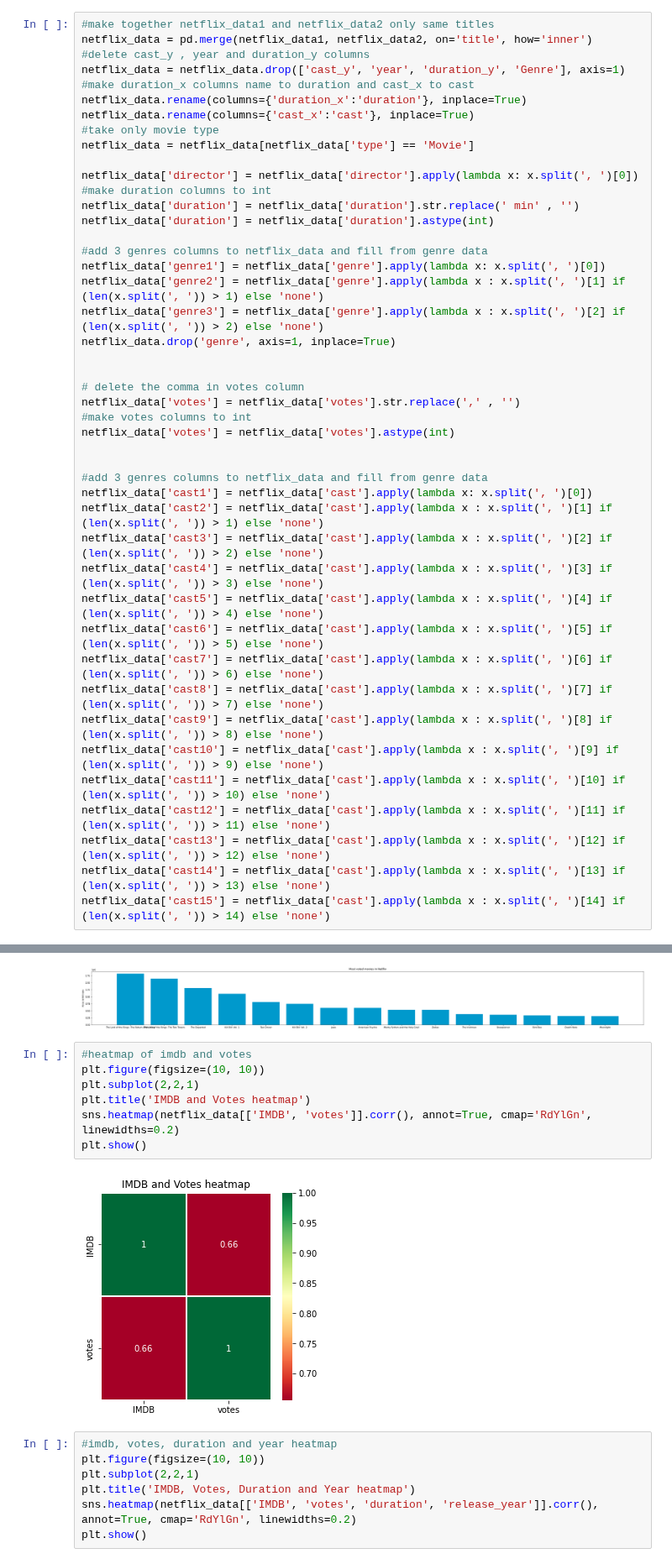
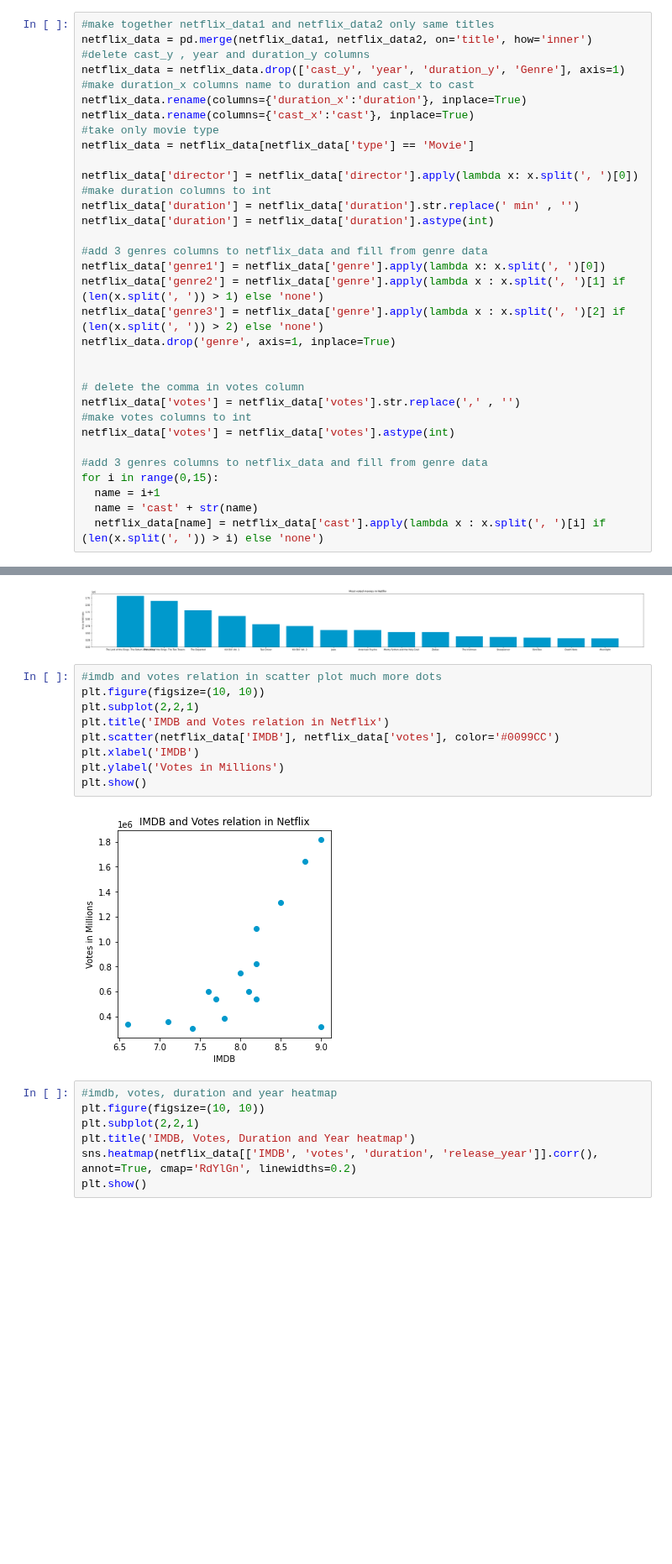
Before and after one commit to emirryilmazz/movies_datascience, a Jupyter notebook: project.ipynb, the cells around one changed output, grey strips where cells are left out. Shown at 84% size. Saved outputs shown, nothing was run; the diff lists cells and outputs as text; blank space fills up the shorter version.

Commit message:
new charts

```diff
--- a/project.ipynb
+++ b/project.ipynb
@@ -276,23 +276,11 @@ netflix_data['votes'] = netflix_data['votes'].str.replace(',' , '')
 #make votes columns to int
 netflix_data['votes'] = netflix_data['votes'].astype(int)
 
-
 #add 3 genres columns to netflix_data and fill from genre data
-netflix_data['cast1'] = netflix_data['cast'].apply(lambda x: x.split(', ')[0])
-netflix_data['cast2'] = netflix_data['cast'].apply(lambda x : x.split(', ')[1] if (len(x.split(', ')) > 1) else 'none')
-netflix_data['cast3'] = netflix_data['cast'].apply(lambda x : x.split(', ')[2] if (len(x.split(', ')) > 2) else 'none')
-netflix_data['cast4'] = netflix_data['cast'].apply(lambda x : x.split(', ')[3] if (len(x.split(', ')) > 3) else 'none')
-netflix_data['cast5'] = netflix_data['cast'].apply(lambda x : x.split(', ')[4] if (len(x.split(', ')) > 4) else 'none')
-netflix_data['cast6'] = netflix_data['cast'].apply(lambda x : x.split(', ')[5] if (len(x.split(', ')) > 5) else 'none')
-netflix_data['cast7'] = netflix_data['cast'].apply(lambda x : x.split(', ')[6] if (len(x.split(', ')) > 6) else 'none')
-netflix_data['cast8'] = netflix_data['cast'].apply(lambda x : x.split(', ')[7] if (len(x.split(', ')) > 7) else 'none')
-netflix_data['cast9'] = netflix_data['cast'].apply(lambda x : x.split(', ')[8] if (len(x.split(', ')) > 8) else 'none')
-netflix_data['cast10'] = netflix_data['cast'].apply(lambda x : x.split(', ')[9] if (len(x.split(', ')) > 9) else 'none')
-netflix_data['cast11'] = netflix_data['cast'].apply(lambda x : x.split(', ')[10] if (len(x.split(', ')) > 10) else 'none')
-netflix_data['cast12'] = netflix_data['cast'].apply(lambda x : x.split(', ')[11] if (len(x.split(', ')) > 11) else 'none')
-netflix_data['cast13'] = netflix_data['cast'].apply(lambda x : x.split(', ')[12] if (len(x.split(', ')) > 12) else 'none')
-netflix_data['cast14'] = netflix_data['cast'].apply(lambda x : x.split(', ')[13] if (len(x.split(', ')) > 13) else 'none')
-netflix_data['cast15'] = netflix_data['cast'].apply(lambda x : x.split(', ')[14] if (len(x.split(', ')) > 14) else 'none')
+for i in range(0,15):
+  name = i+1
+  name = 'cast' + str(name)
+  netflix_data[name] = netflix_data['cast'].apply(lambda x : x.split(', ')[i] if (len(x.split(', ')) > i) else 'none')
 # %%
 # avarage imdb rating for each year in netflix_data
 netflix_data.groupby('release_year')['IMDB'].mean().plot(kind='line', figsize=(5,5), color='#ff0000')
@@ -374,14 +362,16 @@ plt.show()
 # %% [output]
 [figure]
 # %%
-#heatmap of imdb and votes
+#imdb and votes relation in scatter plot much more dots
 plt.figure(figsize=(10, 10))
 plt.subplot(2,2,1)
-plt.title('IMDB and Votes heatmap')
-sns.heatmap(netflix_data[['IMDB', 'votes']].corr(), annot=True, cmap='RdYlGn', linewidths=0.2)
+plt.title('IMDB and Votes relation in Netflix')
+plt.scatter(netflix_data['IMDB'], netflix_data['votes'], color='#0099CC')
+plt.xlabel('IMDB')
+plt.ylabel('Votes in Millions')
 plt.show()
 # %% [output]
-[figure, old version]
+[figure, new version]
 # %%
 #imdb, votes, duration and year heatmap
 plt.figure(figsize=(10, 10))
```
